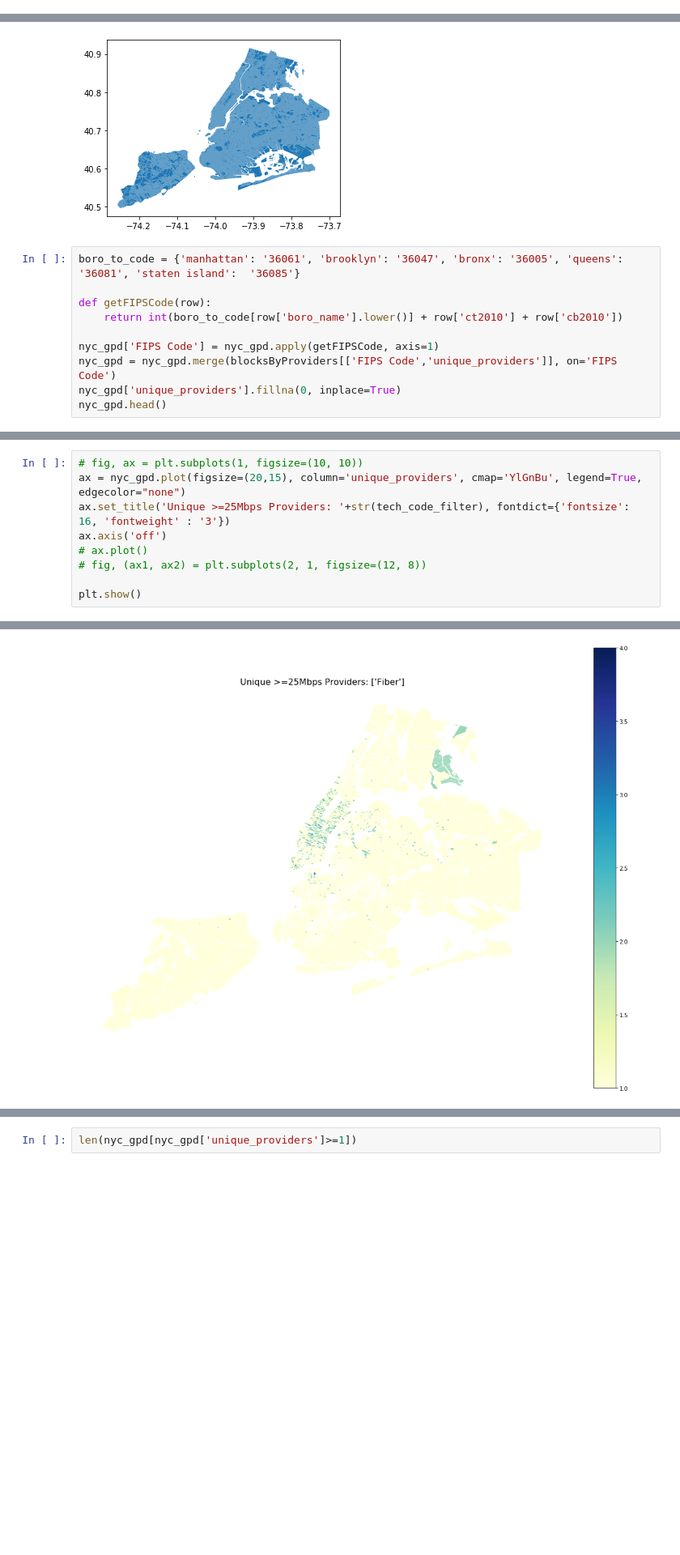
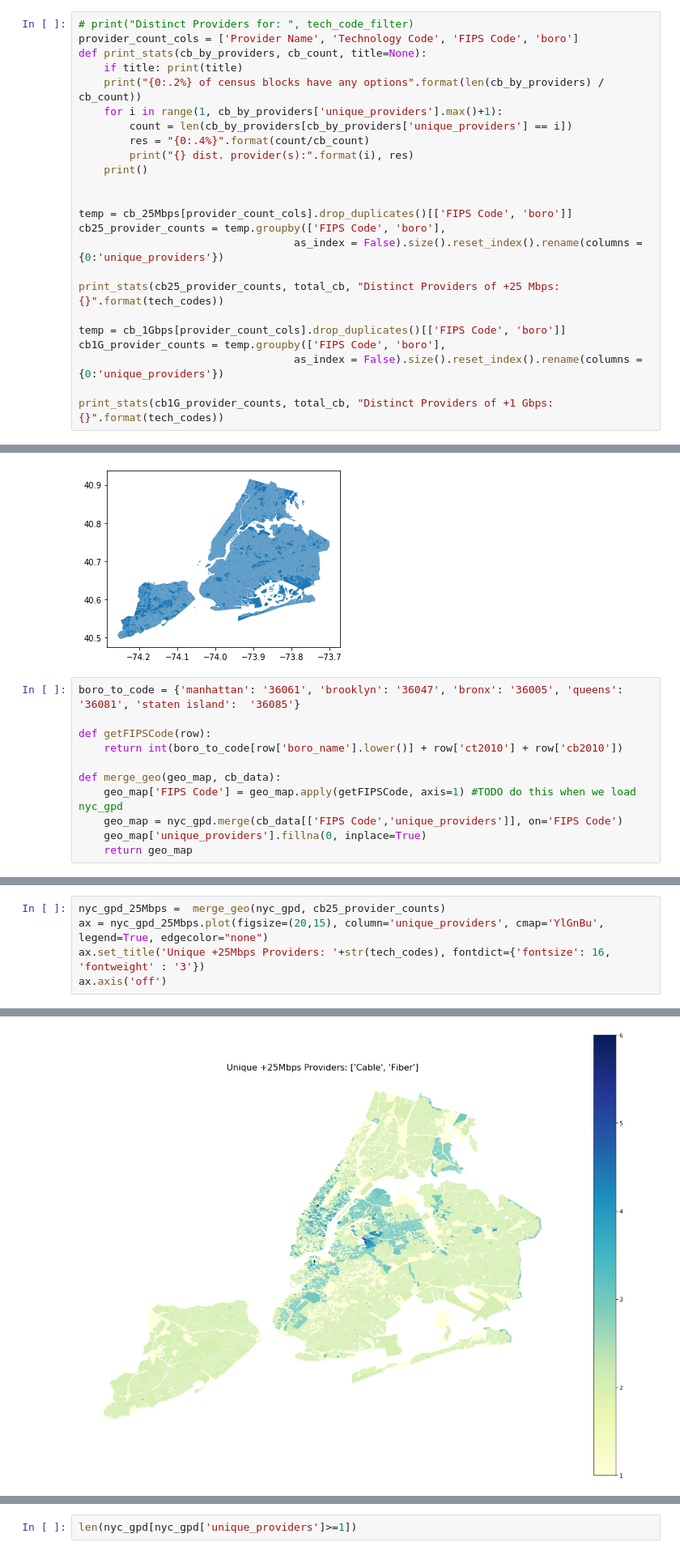
Before and after one commit to lyc1005/nyconnect, a Jupyter notebook: analysis/fcc_data_analysis.ipynb, the cells around one changed output, grey strips where cells are left out. Shown at 81% size. Cells and saved outputs as stored; diff of their text form; blank space fills up the shorter version.

Commit message:
cleaning up stats

```diff
--- a/analysis/fcc_data_analysis.ipynb
+++ b/analysis/fcc_data_analysis.ipynb
@@ -128,0 +92,24 @@ Distinct Providers for:  ['Fiber']
+# %%
+# print("Distinct Providers for: ", tech_code_filter)
+provider_count_cols = ['Provider Name', 'Technology Code', 'FIPS Code', 'boro']
+def print_stats(cb_by_providers, cb_count, title=None):
+    if title: print(title)
+    print("{0:.2%} of census blocks have any options".format(len(cb_by_providers) / cb_count))
+    for i in range(1, cb_by_providers['unique_providers'].max()+1):
+        count = len(cb_by_providers[cb_by_providers['unique_providers'] == i])
+        res = "{0:.4%}".format(count/cb_count)
+        print("{} dist. provider(s):".format(i), res)
+    print()
+
+
+temp = cb_25Mbps[provider_count_cols].drop_duplicates()[['FIPS Code', 'boro']]
+cb25_provider_counts = temp.groupby(['FIPS Code', 'boro'],
+                                  as_index = False).size().reset_index().rename(columns = {0:'unique_providers'})
+
+print_stats(cb25_provider_counts, total_cb, "Distinct Providers of +25 Mbps: {}".format(tech_codes))
+
+temp = cb_1Gbps[provider_count_cols].drop_duplicates()[['FIPS Code', 'boro']]
+cb1G_provider_counts = temp.groupby(['FIPS Code', 'boro'],
+                                  as_index = False).size().reset_index().rename(columns = {0:'unique_providers'})
+
+print_stats(cb1G_provider_counts, total_cb, "Distinct Providers of +1 Gbps: {}".format(tech_codes))
@@ -138,7 +141,8 @@ boro_to_code = {'manhattan': '36061', 'brooklyn': '36047', 'bronx': '36005', 'qu
 def getFIPSCode(row):
     return int(boro_to_code[row['boro_name'].lower()] + row['ct2010'] + row['cb2010'])
 
-nyc_gpd['FIPS Code'] = nyc_gpd.apply(getFIPSCode, axis=1)
-nyc_gpd = nyc_gpd.merge(blocksByProviders[['FIPS Code','unique_providers']], on='FIPS Code')
-nyc_gpd['unique_providers'].fillna(0, inplace=True)
-nyc_gpd.head()
+def merge_geo(geo_map, cb_data):
+    geo_map['FIPS Code'] = geo_map.apply(getFIPSCode, axis=1) #TODO do this when we load nyc_gpd
+    geo_map = nyc_gpd.merge(cb_data[['FIPS Code','unique_providers']], on='FIPS Code')
+    geo_map['unique_providers'].fillna(0, inplace=True)
+    return geo_map
@@ -152,10 +149,6 @@ nyc_gpd.head()
 # %%
-# fig, ax = plt.subplots(1, figsize=(10, 10))
-ax = nyc_gpd.plot(figsize=(20,15), column='unique_providers', cmap='YlGnBu', legend=True, edgecolor="none")
-ax.set_title('Unique >=25Mbps Providers: '+str(tech_code_filter), fontdict={'fontsize': 16, 'fontweight' : '3'})
+nyc_gpd_25Mbps =  merge_geo(nyc_gpd, cb25_provider_counts)
+ax = nyc_gpd_25Mbps.plot(figsize=(20,15), column='unique_providers', cmap='YlGnBu', legend=True, edgecolor="none")
+ax.set_title('Unique +25Mbps Providers: '+str(tech_codes), fontdict={'fontsize': 16, 'fontweight' : '3'})
 ax.axis('off')
-# ax.plot()
-# fig, (ax1, ax2) = plt.subplots(2, 1, figsize=(12, 8))
-
-plt.show()
 # %% [output]
@@ -162 +156 @@ plt.show()
-[figure, old version]
+[figure, new version]
```
Also changed, not shown: parts of 10 cells of this notebook.
